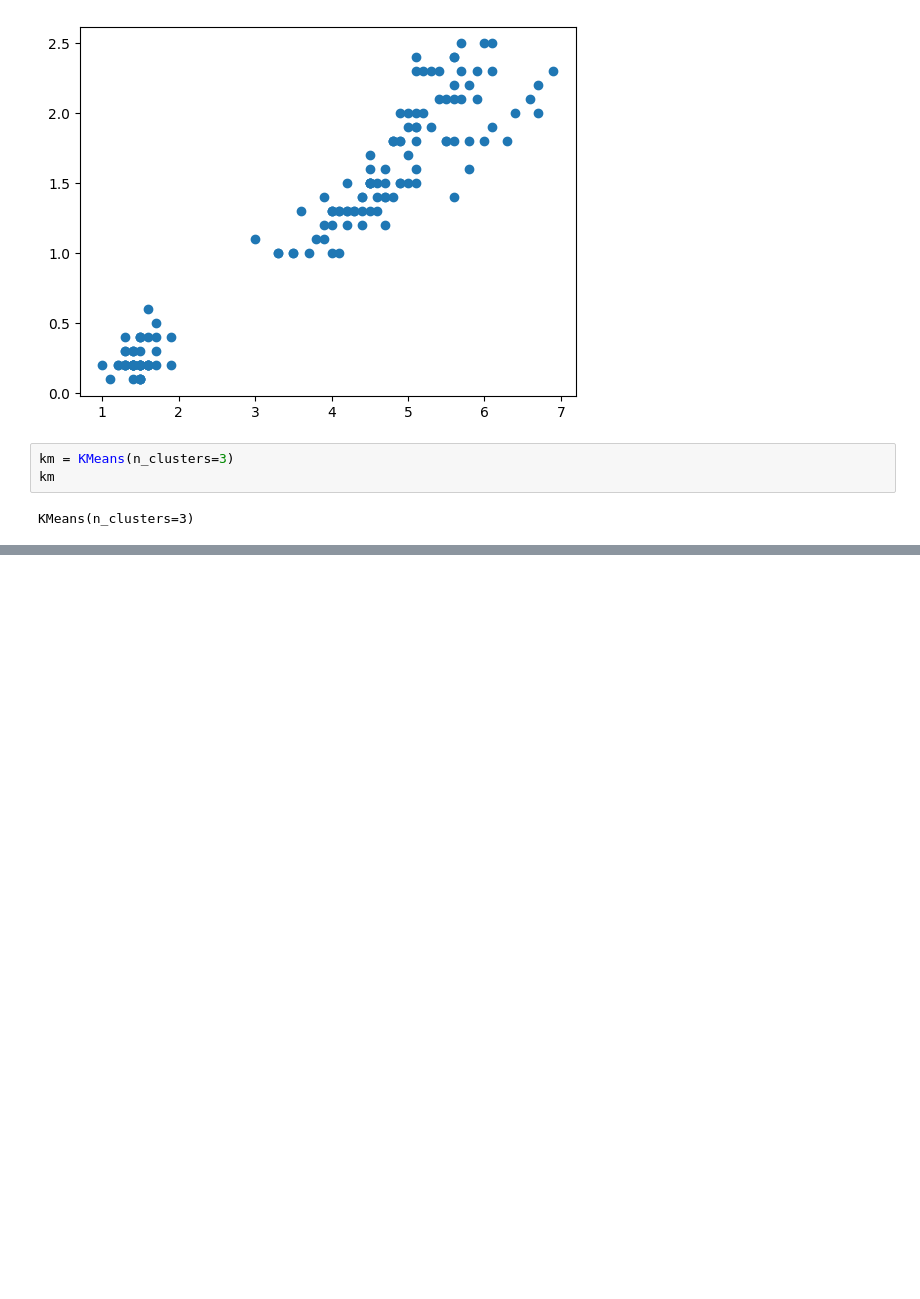
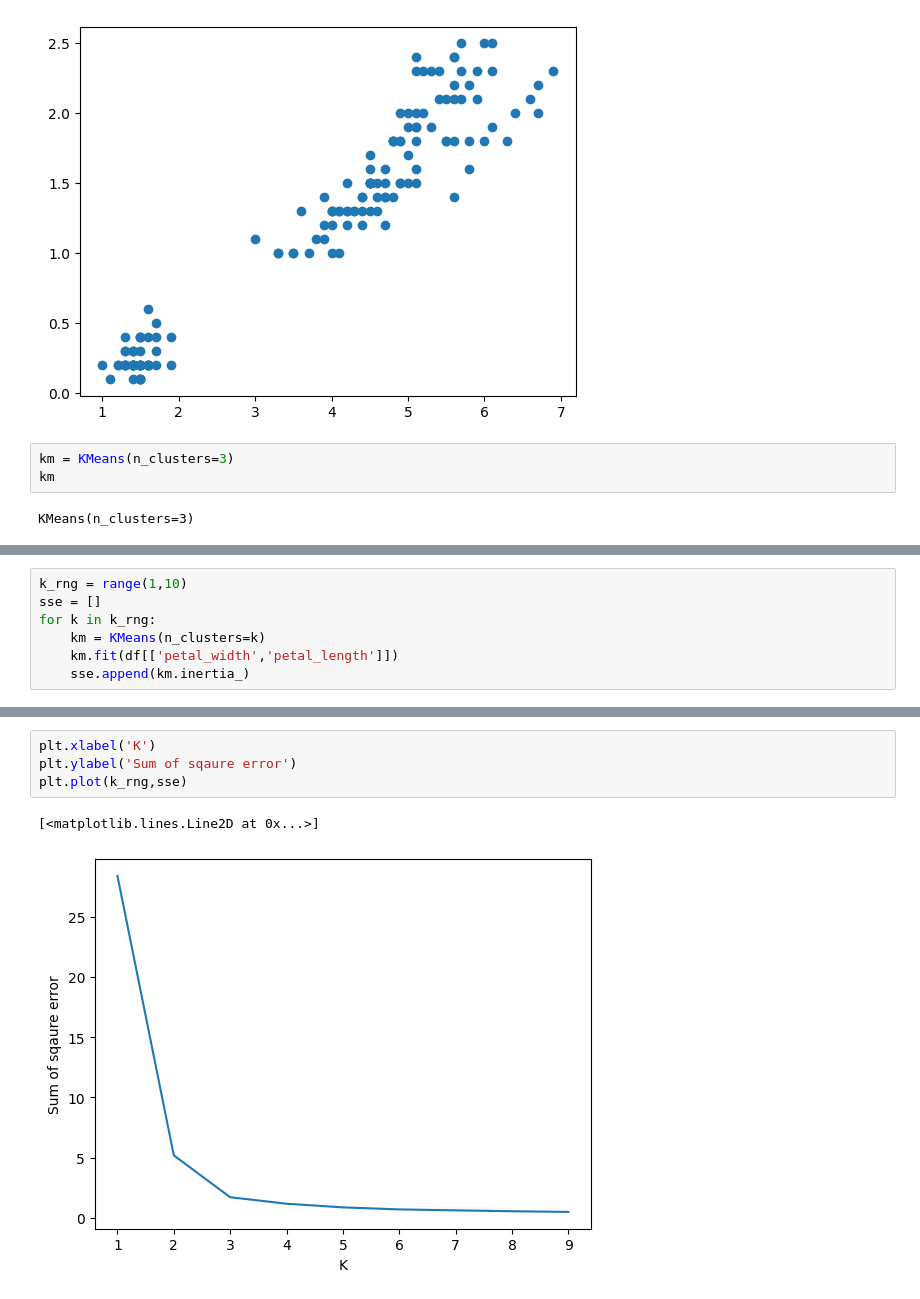
Before and after one commit to jahidhassanbd/ML-Basic-Coding, a Jupyter notebook: K-Means Klustering.ipynb, the cells around one changed output, grey strips where cells are left out. Saved outputs shown, nothing was run; the diff lists cells and outputs as text; blank space fills up the shorter version.

```diff
--- a/K-Means Klustering.ipynb
+++ b/K-Means Klustering.ipynb
@@ -76,0 +134,7 @@ ValueError: Expected a 2-dimensional container but got <class 'pandas.core.serie
+# %%
+k_rng = range(1,10)
+sse = []
+for k in k_rng:
+    km = KMeans(n_clusters=k)
+    km.fit(df[['petal_width','petal_length']])
+    sse.append(km.inertia_)
@@ -76,0 +153,7 @@ ValueError: Expected a 2-dimensional container but got <class 'pandas.core.serie
+# %%
+plt.xlabel('K')
+plt.ylabel('Sum of sqaure error')
+plt.plot(k_rng,sse)
+# %% [output]
+[<matplotlib.lines.Line2D at 0x...>]
+[figure, added]
```
Also changed, not shown: parts of 9 cells of this notebook.
